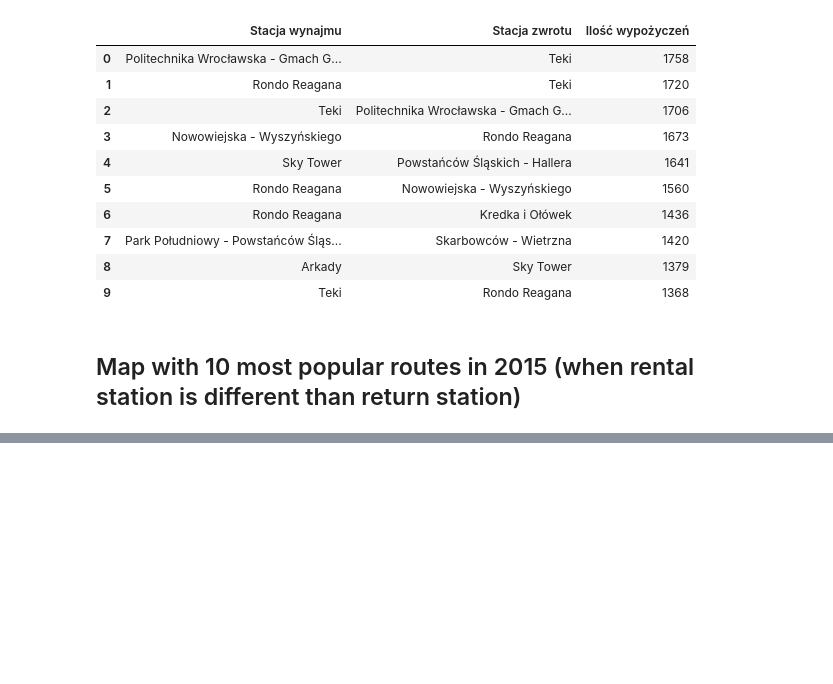
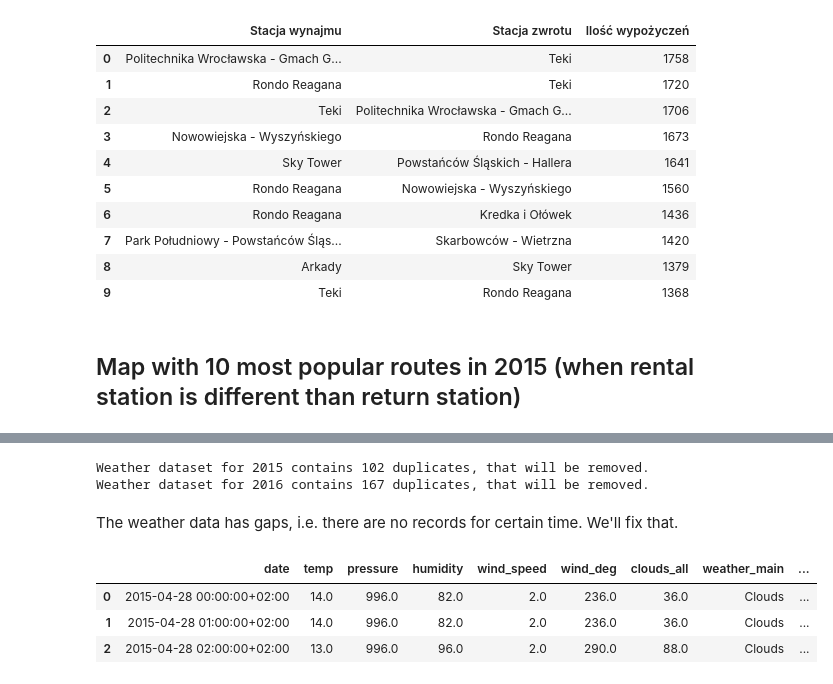
Before and after one commit to mariuszrokita/bike-sharing-demand, a Jupyter notebook: notebooks/wroclawski-rower-miejski/initial-data-exploration.ipynb, the cells around one changed output, grey strips where cells are left out. Drawn from its saved outputs; the diff is of its cells as text; code cells hidden in the pictures; blank space fills up the shorter version.

```diff
--- a/notebooks/wroclawski-rower-miejski/initial-data-exploration.ipynb
+++ b/notebooks/wroclawski-rower-miejski/initial-data-exploration.ipynb
@@ -16,6 +16,7 @@ import seaborn  as sns
 fulldata2015_filepath = '../../data/raw/wroclawski-rower-miejski/wypozyczenia_wrm-sezon2015.xlsx'
 fulldata2016_filepath = '../../data/raw/wroclawski-rower-miejski/wypozyczenia_wrm-sezon2016.xlsx'
 bikestations_filepath = '../../data/raw/wroclawski-rower-miejski/transport_stacje_wrm.xlsx'
+weather_filepath      = '../../data/raw/wroclawski-rower-miejski/dane_pogoda.csv'
 
 # configure Google API
 with open('GOOGLE_API_KEY.txt', 'r') as file:
@@ -903,0 +1063,62 @@ TODO:
+# %%
+# remove duplicates
+weather_2015_duplicates_count = weather_2015[weather_2015.duplicated(subset=['dt_iso']) == True].shape[0]
+weather_2016_duplicates_count = weather_2016[weather_2016.duplicated(subset=['dt_iso']) == True].shape[0]
+
+print("Weather dataset for 2015 contains {} duplicates, that will be removed.".format(weather_2015_duplicates_count))
+print("Weather dataset for 2016 contains {} duplicates, that will be removed.".format(weather_2016_duplicates_count))
+
+if (weather_2015_duplicates_count > 0):
+    weather_2015 = weather_2015.drop_duplicates(subset=['dt_iso'], inplace=False)
+
+if (weather_2016_duplicates_count > 0):
+    weather_2016 = weather_2016.drop_duplicates(subset=['dt_iso'], inplace=False)
+# %% [output]
+Weather dataset for 2015 contains 102 duplicates, that will be removed.
+Weather dataset for 2016 contains 167 duplicates, that will be removed.
+# %%
+weather_columns = ['dt_iso_pl', 'temp', 'pressure', 'humidity', 'wind_speed', 'wind_deg',
+                   'clouds_all', 'weather_main', 'weather_description']
+
+weather_2015 = weather_2015[weather_columns]
+weather_2016 = weather_2016[weather_columns]
+# %% [markdown]
+The weather data has gaps, i.e. there are no records for certain time. We'll fix that.
+# %%
+import pytz
+timezone = pytz.timezone("Europe/Warsaw")
+
+#Season 2015 started on:  2015-04-28
+#Season 2015 ended on:    2015-11-30
+#Season 2016 started on:  2016-03-01
+#Season 2016 ended on:    2016-11-30
+year2015 = pd.date_range(timezone.localize(dt.datetime(2015, 4 , 28)),
+                         timezone.localize(dt.datetime(2015, 11, 30, 23)), freq='H')
+year2016 = pd.date_range(timezone.localize(dt.datetime(2016, 3 , 1)),
+                         timezone.localize(dt.datetime(2016, 11, 30, 23)), freq='H')
+
+year2015_df = pd.DataFrame({'date': year2015})
+year2016_df = pd.DataFrame({'date': year2016})
+
+weather_2015 = pd.merge(left=year2015_df, right=weather_2015,
+                        left_on='date', right_on="dt_iso_pl", how='left')
+
+weather_2016 = pd.merge(left=year2016_df, right=weather_2016,
+                        left_on='date', right_on="dt_iso_pl", how='left')
+
+weather_2015.drop(columns="dt_iso_pl", inplace=True)
+weather_2016.drop(columns="dt_iso_pl", inplace=True)
+
+# fill all gaps with previous values
+weather_2015.fillna(method='bfill', inplace=True)
+weather_2016.fillna(method='bfill', inplace=True)
+# %%
+weather_2015["temp"] = round(weather_2015["temp"] - 273.15, 0)
+weather_2016["temp"] = round(weather_2016["temp"] - 273.15, 0)
+# %%
+weather_2015.head(3)
+# %% [output]
+|  | date | temp | pressure | humidity | wind_speed | wind_deg | clouds_all | weather_main | ... |
+| 0 | 2015-04-28 00:00:00+02:00 | 14.0 | 996.0 | 82.0 | 2.0 | 236.0 | 36.0 | Clouds | ... |
+| 1 | 2015-04-28 01:00:00+02:00 | 14.0 | 996.0 | 82.0 | 2.0 | 236.0 | 36.0 | Clouds | ... |
+| 2 | 2015-04-28 02:00:00+02:00 | 13.0 | 996.0 | 96.0 | 2.0 | 290.0 | 88.0 | Clouds | ... |
```
Also changed, not shown: parts of 22 cells of this notebook.
